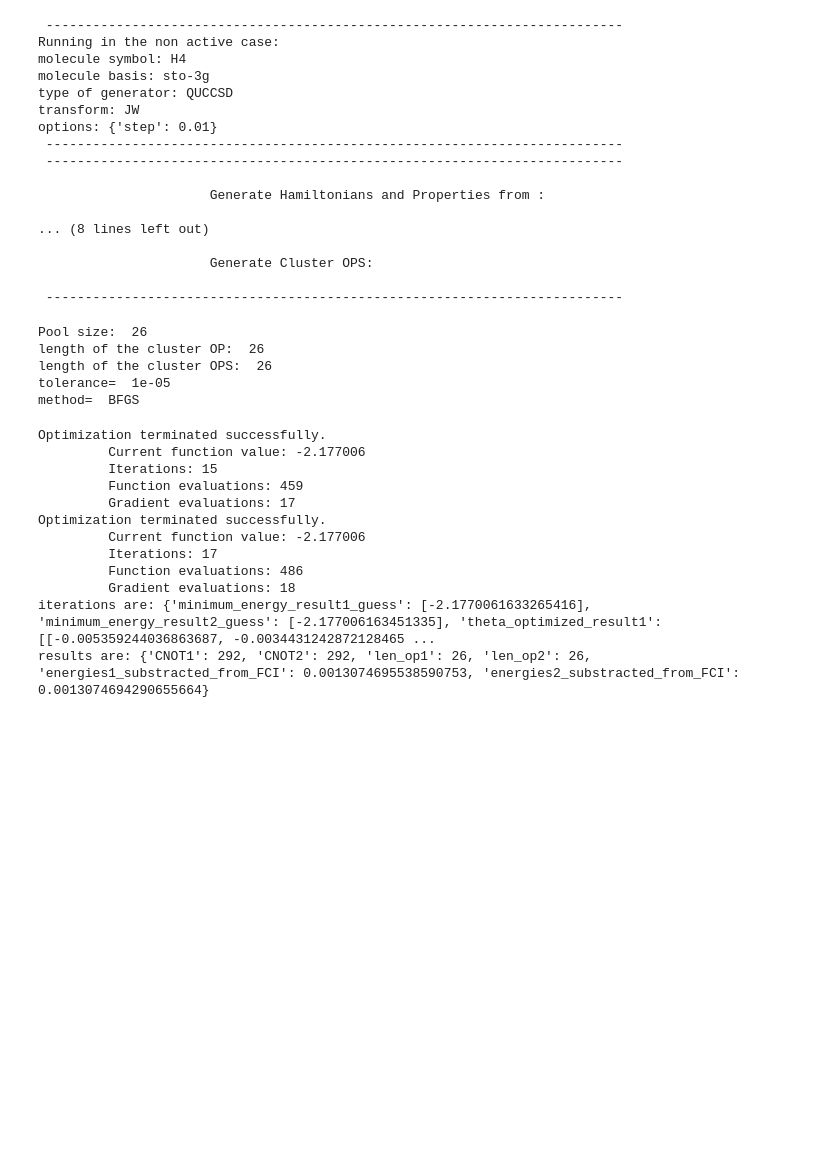
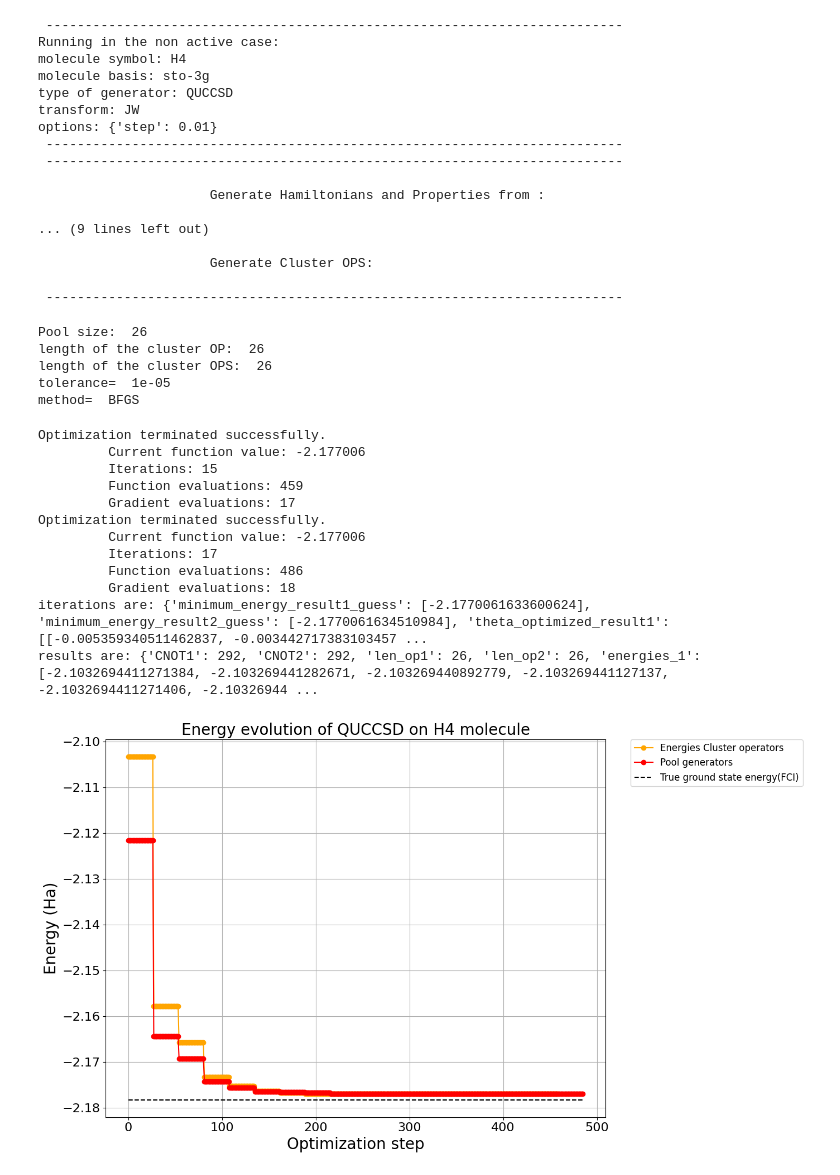
Before and after one commit to OpenVQE/OpenVQE, a Jupyter notebook: notebooks/demo_quccsd.ipynb, the cells around one changed output. Drawn from its saved outputs; the diff is of its cells as text; code cells hidden in the pictures; blank space fills up the shorter version.

```diff
--- a/notebooks/demo_quccsd.ipynb
+++ b/notebooks/demo_quccsd.ipynb
@@ -7,7 +7,8 @@ type_of_generator = 'QUCCSD'
 transform = 'JW'
 active = False
 # %%
-VQE('quccsd', molecule_symbol, type_of_generator, transform, active).execute()
+vqe = VQE('quccsd', molecule_symbol, type_of_generator, transform, active)
+vqe.execute()
 # %% [output]
  --------------------------------------------------------------------------
 Running in the non active case:
@@ -21,7 +22,7 @@ options: {'step': 0.01}
 
                       Generate Hamiltonians and Properties from :
 
-... (8 lines left out)
+... (9 lines left out)
 
                       Generate Cluster OPS:
 
@@ -41,5 +42,9 @@ Optimization terminated successfully.
          Iterations: 17
          Function evaluations: 486
          Gradient evaluations: 18
-iterations are: {'minimum_energy_result1_guess': [-2.1770061633265416], 'minimum_energy_result2_guess': [-2.177006163451335], 'theta_optimized_result1': [[-0.005359244036863687, -0.0034431242872128465 ...
-results are: {'CNOT1': 292, 'CNOT2': 292, 'len_op1': 26, 'len_op2': 26, 'energies1_substracted_from_FCI': 0.0013074695538590753, 'energies2_substracted_from_FCI': 0.0013074694290655664}
+iterations are: {'minimum_energy_result1_guess': [-2.1770061633600624], 'minimum_energy_result2_guess': [-2.1770061634510984], 'theta_optimized_result1': [[-0.005359340511462837, -0.003442717383103457 ...
+results are: {'CNOT1': 292, 'CNOT2': 292, 'len_op1': 26, 'len_op2': 26, 'energies_1': [-2.1032694411271384, -2.103269441282671, -2.103269440892779, -2.103269441127137, -2.1032694411271406, -2.10326944 ...
+# %%
+vqe.plot_energy_result()
+# %% [output]
+[figure, added]
```
Also changed, not shown: parts of 1 cell of this notebook, 12 other files.
